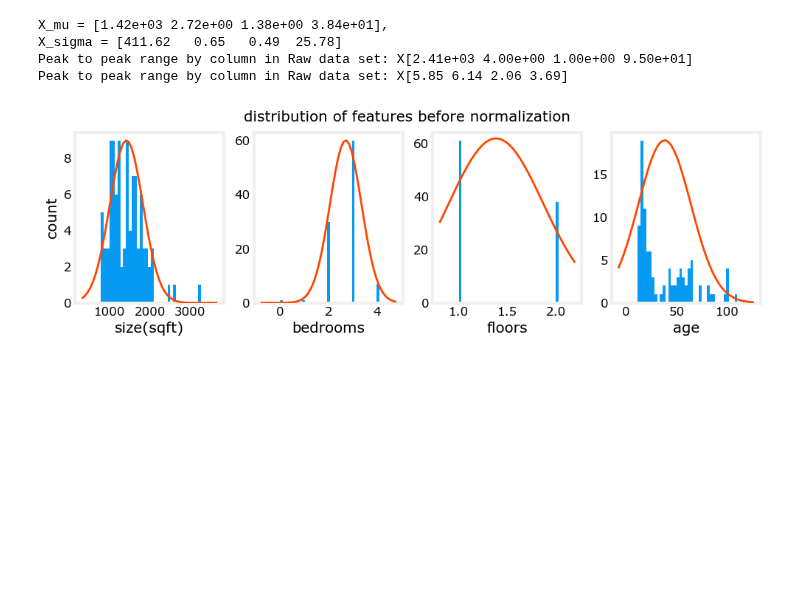
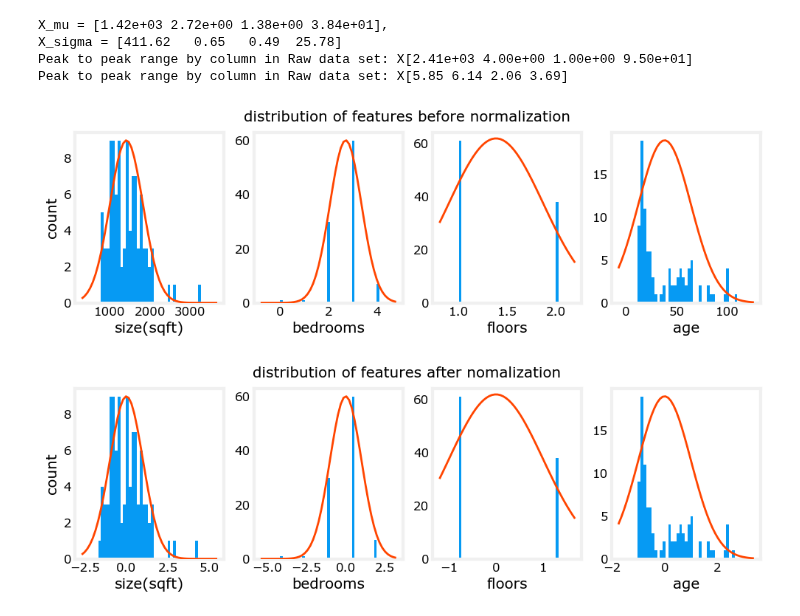
Before and after one commit to amansingh202/python_learning, a Jupyter notebook: ML_week2_lab03.ipynb, the cells around one changed output. Saved outputs shown, nothing was run; the diff lists cells and outputs as text; code cells hidden in the pictures; blank space fills up the shorter version.

Commit message:
plots with normalization and end of feature scaling in multiple linear regression

```diff
--- a/ML_week2_lab03.ipynb
+++ b/ML_week2_lab03.ipynb
@@ -156,20 +156,22 @@ Peak to peak range by column in Raw data set: X[5.85 6.14 2.06 3.69]
 # %%
 fig, ax = plt.subplots(1,4, figsize = (12, 3))
 
 for i in range(len(ax)):
     norm_plot(ax[i], X_train[:, i])
     ax[i].set_xlabel(X_features[i])
 
 ax[0].set_ylabel('count')
 fig.suptitle("distribution of features before normalization")
 plt.show()
 
-
+fig, ax = plt.subplots(1,4, figsize = (12,3))
 for i in range (len(ax)):
-    norm_plot(ax[i], X_train[:, i])
+    norm_plot(ax[i], X_norm[:, i])
     ax[i].set_xlabel(X_features[i])
 
 ax[0].set_ylabel('count')
-fig.suptitle("distribution of features after ")
+fig.suptitle("distribution of features after nomalization")
+plt.show()
 # %% [output]
 [figure]
+[figure, added]
```
Also changed, not shown: parts of 3 cells of this notebook.
